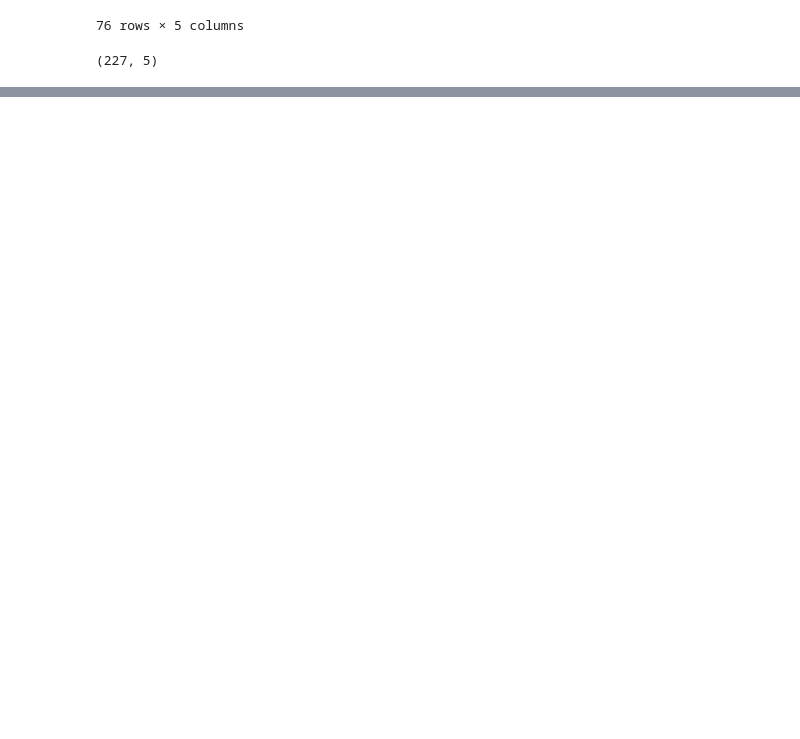
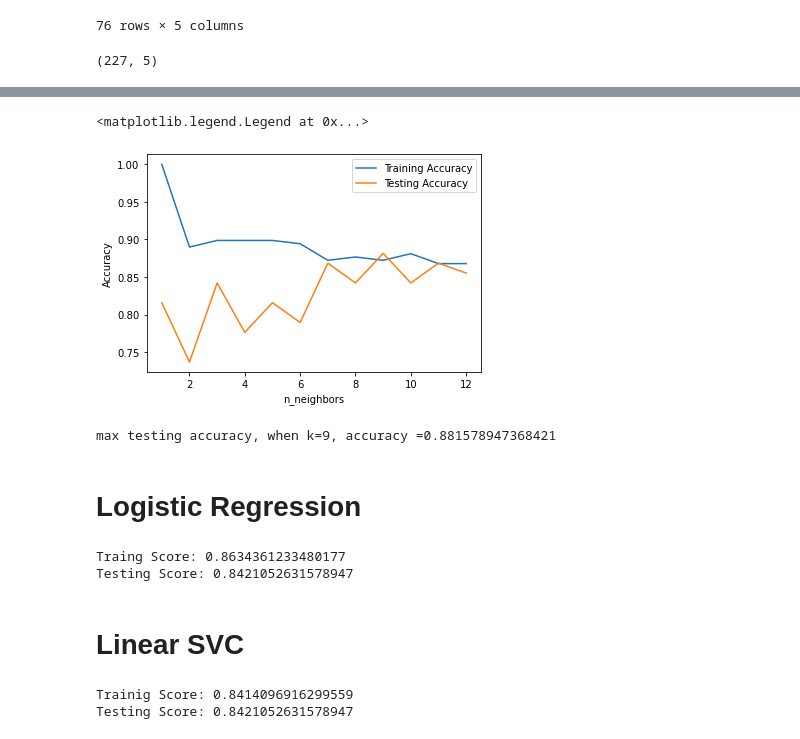
Before and after one commit to YouWeiChenPython/IMLP, a Jupyter notebook: Final Project/Heart attack predict.ipynb, the cells around one changed output, grey strips where cells are left out. Saved outputs shown, nothing was run; the diff lists cells and outputs as text; code cells hidden in the pictures; blank space fills up the shorter version.

```diff
--- a/Final Project/Heart attack predict.ipynb
+++ b/Final Project/Heart attack predict.ipynb
@@ -292,0 +319,13 @@ x_train_scaled
+# %%
+from sklearn.neighbors import KNeighborsClassifier
+
+n_neighbors = range(1,x_train_scaled.shape[1])
+training_accuracy = []
+testing_accuracy = []
+
+for n in n_neighbors:
+    knn = KNeighborsClassifier(n_neighbors =n)
+    knn.fit(x_train_scaled, y_train)
+    training_accuracy.append(knn.score(x_train_scaled, y_train))
+    testing_accuracy.append(knn.score(x_test_scaled, y_test))
+    print(f'knn(n = {n}): train accuracy = ', '{:.2f}, testing accuracy= {:.2f}'.format(training_accuracy[n-1], testing_accuracy[n-1]))
@@ -292,0 +345,36 @@ x_train_scaled
+# %%
+plt.plot(n_neighbors, training_accuracy, label='Training Accuracy')
+plt.plot(n_neighbors, testing_accuracy, label = 'Testing Accuracy')
+plt.xlabel('n_neighbors')
+plt.ylabel('Accuracy')
+plt.legend()
+# %% [output]
+<matplotlib.legend.Legend at 0x...>
+[figure, added]
+# %%
+print(f'max testing accuracy, when k={testing_accuracy.index(max(testing_accuracy))+1}, accuracy ={max(testing_accuracy)}')
+# %% [output]
+max testing accuracy, when k=9, accuracy =0.881578947368421
+# %% [markdown]
+# Logistic Regression
+# %%
+from sklearn.linear_model import LogisticRegression
+logreg = LogisticRegression(C=10) ##
+logreg.fit(x_train_scaled, y_train)
+print('Traing Score:', logreg.score(x_train_scaled, y_train))
+print('Testing Score:', logreg.score(x_test_scaled, y_test))
+# %% [output]
+Traing Score: 0.8634361233480177
+Testing Score: 0.8421052631578947
+# %% [markdown]
+# Linear SVC
+# %%
+from sklearn.svm import LinearSVC
+linearsvm = LinearSVC().fit(x_train_scaled,y_train)
+#print("Coefficient :",linearsvm.coef_)
+#print("Intercept :",linearsvm.intercept_)
+print("Trainig Score:",linearsvm.score(x_train_scaled,y_train))
+print("Testing Score:",linearsvm.score(x_test_scaled,y_test))
+# %% [output]
+Trainig Score: 0.8414096916299559
+Testing Score: 0.8421052631578947
```
Also changed, not shown: parts of 27 cells of this notebook, 3 other files.
